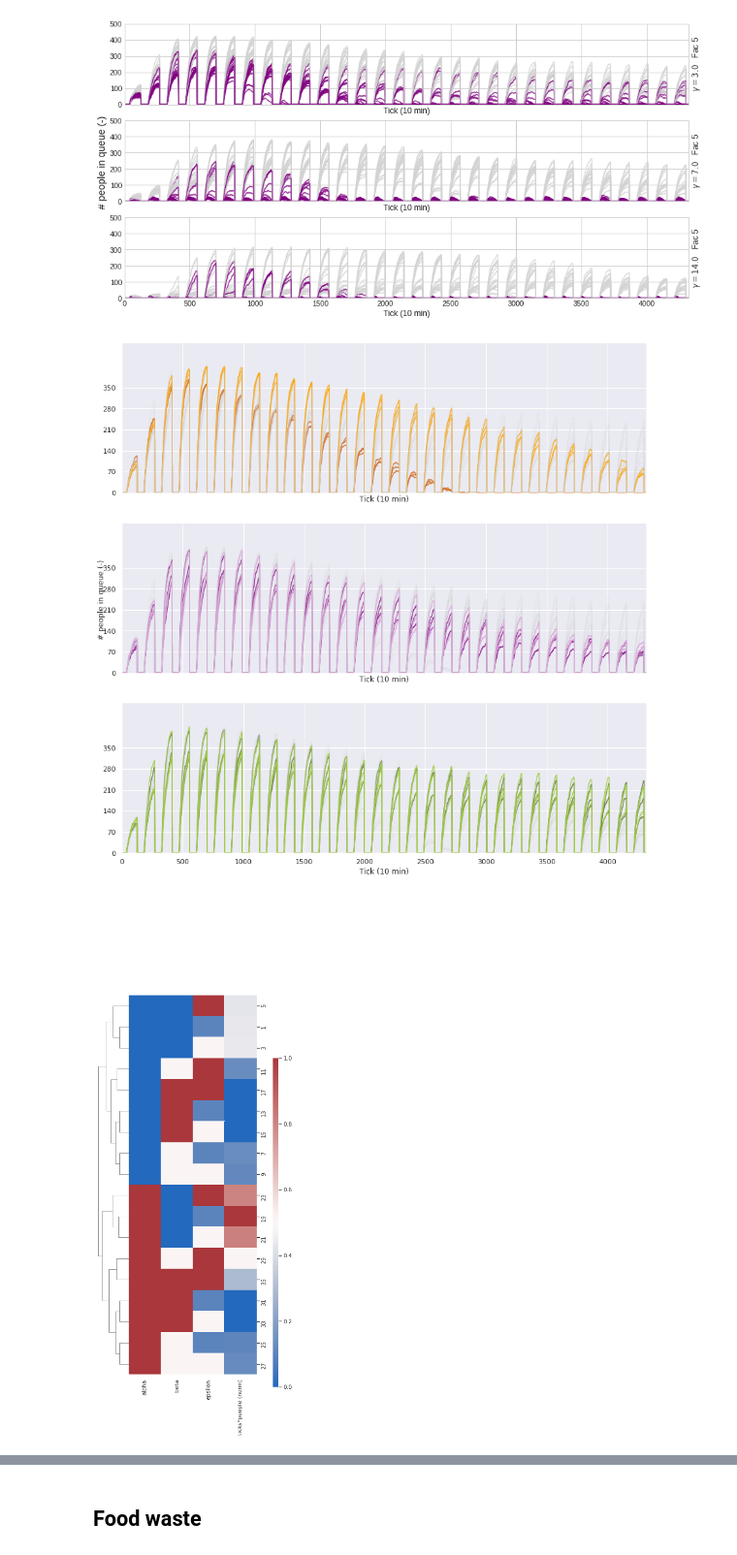
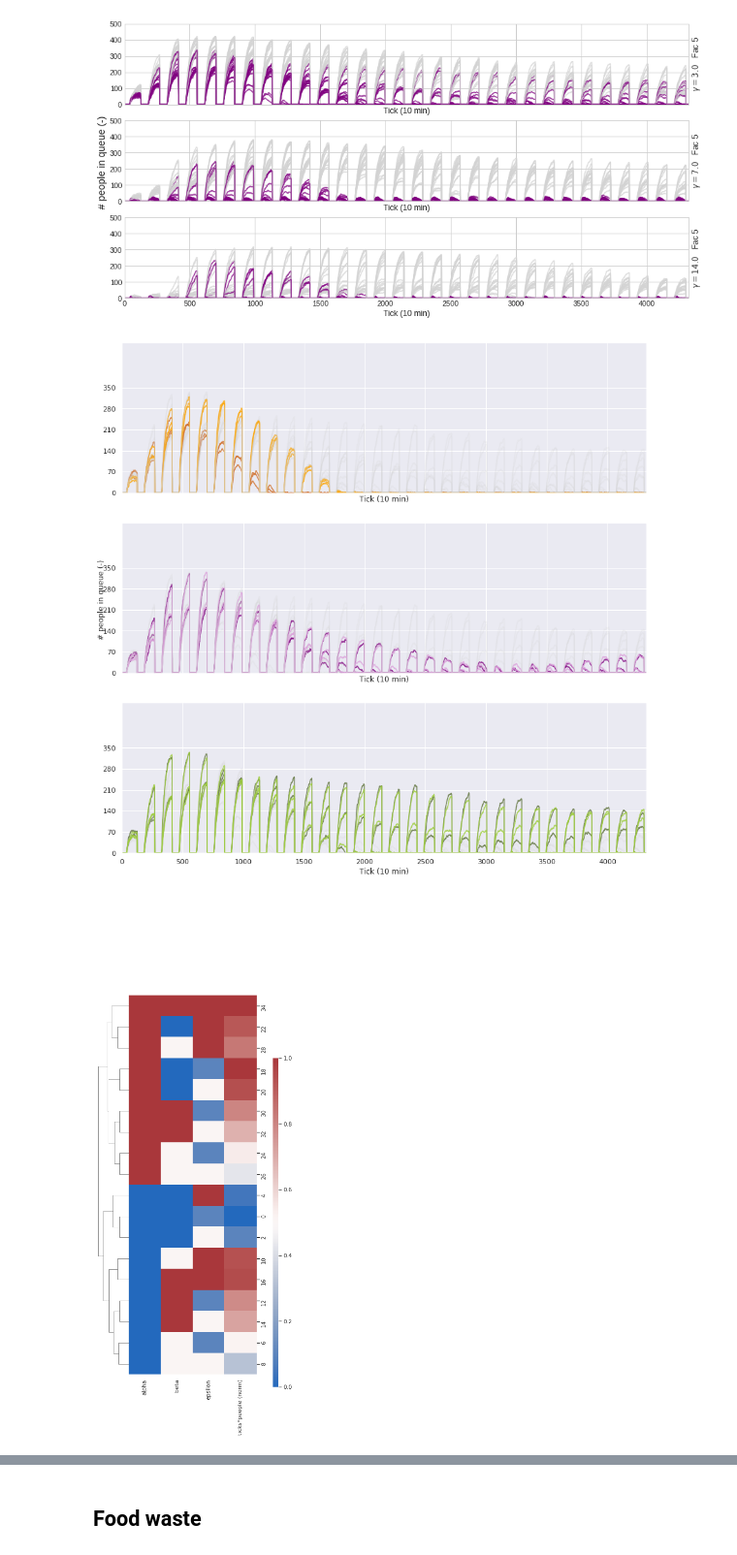
Before and after one commit to daanieo/FATM_ABM, a Jupyter notebook: results/sampling_base/Interpretation_sampling_base.ipynb, the cells around one changed output, grey strips where cells are left out. Shown at 97% size. Drawn from its saved outputs; the diff is of its cells as text; code cells hidden in the pictures.

```diff
--- a/results/sampling_base/Interpretation_sampling_base.ipynb
+++ b/results/sampling_base/Interpretation_sampling_base.ipynb
@@ -73,7 +94,7 @@ for a in ax:
 # Clustermap of gamma = 3, normalised last value (change index of d to get other values for gamma)
 uc_endvals_dict = {}
 uc_endvals_dict["u_con (norm)"] = list()
-filtered_input_vars = input_vars[input_vars.gamma==3].reset_index()#.iloc[ d[0] ].reset_index()
+filtered_input_vars = input_vars[input_vars.gamma==7].reset_index()#.iloc[ d[0] ].reset_index()
 
 for j in filtered_input_vars['index']:
     uc_endvals_dict["u_con (norm)"].append(data.o1[data.o0==j].iloc[-1])
@@ -89,6 +110,6 @@ filtered_input_vars["u_con (norm)"] = normalise(filtered_input_vars["u_con (norm
 # filtered_input_vars["beta"] = np.abs(filtered_input_vars["beta"]-1)
 
 sns.set(font_scale=1.0)
-fig = sns.clustermap(filtered_input_vars.iloc[:,[7,8,10,13]],cbar_pos=(1.0, .1, .03, .6),figsize=(5,10),col_cluster=False,cmap='vlag')
-# fig.savefig("/home/daan/Desktop/clustermap_unsatisfiedconsumption.png")
+fig = sns.clustermap(filtered_input_vars.iloc[:,[7,8,10,13]],cbar_pos=(1.0, .15, .03, .65),figsize=(5,10),col_cluster=False,cmap='vlag')
+fig.savefig("/home/daan/Desktop/clustermap_uc_g7sc78.png")
 # %% [output]
@@ -404,10 +482,10 @@ colors[2] = ['darkolivegreen','yellowgreen','lightgrey']
 for i in d:
 
     for j in d[i]:
-        if input_vars.parallel_served_full[j] == 7.8:
-            if (input_vars.epsilon[j] == 1.0 and input_vars.beta[j] == 1.0):# or (input_vars.epsilon[j] == 0.5 and input_vars.beta[j]==0.5) :
+        if input_vars.parallel_served_full[j] == 6.0:
+            if (input_vars.epsilon[j] == 1.0):# and input_vars.beta[j] == 1.0):# or (input_vars.epsilon[j] == 0.5 and input_vars.beta[j]==0.5) :
                 ax[i].plot( x, data.o2[data.o0==j],color=colors[i][0])
-            elif(input_vars.epsilon[j]==0.1 and input_vars.beta[j] == 1.0):
+            elif(input_vars.beta[j]==0.0):# and input_vars.beta[j] == 1.0):
                 ax[i].plot( x, data.o2[data.o0==j],color=colors[i][1])
             else:
                 ax[i].plot( x, data.o2[data.o0==j],color=colors[i][2], alpha=.5)
@@ -450,26 +499,0 @@ fig = sns.clustermap(filtered_input_vars.iloc[:,[8,9,10,13]],cbar_pos=(1.0, .1,
-# %%
-# Clustermap of gamma = 3, normalised last value (change index of d to get other values for gamma)
-uc_endvals_dict = {}
-uc_endvals_dict["u_con (norm)"] = list()
-for j in input_vars.index:#d[0]:
-    uc_endvals_dict["u_con (norm)"].append(data.o2[data.o0==j].iloc[-1])
-uc_endvals_df = pd.DataFrame(uc_endvals_dict)
-
-filtered_input_vars = input_vars.reset_index()#.iloc[ d[0] ].reset_index()
-filtered_input_vars = pd.concat([filtered_input_vars,uc_endvals_df],axis=1)
-filtered_input_vars=filtered_input_vars[filtered_input_vars.parallel_served_full==7.8]
-
-# filtered_input_vars = filtered_input_vars.drop(columns=["gamma"])# = 0#filtered_input_vars["gamma"]/30
-
-
-filtered_input_vars["u_con (norm)"] = normalise(filtered_input_vars["u_con (norm)"])
-filtered_input_vars["gamma"] = normalise(filtered_input_vars["gamma"])
-
-# filtered_input_vars["parallel_served_full"] = normalise(filtered_input_vars["parallel_served_full"])
-# filtered_input_vars["beta"] = np.abs(filtered_input_vars["beta"]-1)
-
-
-import seaborn as sns
-sns.set(font_scale=0.75)
-fig = sns.clustermap(filtered_input_vars.iloc[:,[8,9,10,13]],cbar_pos=(1.0, .1, .03, .6),figsize=(5,15),col_cluster=False,cmap='vlag')
-# fig.savefig("/home/daan/Desktop/clustermap_unsatisfiedconsumption.png")
@@ -586,7 +608,7 @@ colors[2] = ['purple','plum','lightgrey']
 colors[3] = ['darkolivegreen','yellowgreen','lightgrey']
 
 for i in d[0]:
-    if input_vars.parallel_served_full[i] == 6.0:
+    if input_vars.parallel_served_full[i] == 7.8:
 
         for a in ax:
             a.plot(x,data[data.o0==i].iloc[:,f+4],color='lightgrey',alpha=0.2)
@@ -611,31 +633,32 @@ fig.text(0.095, 0.5, '# people in queue (-)', va='center', ha='center', rotation
 
 plt.show()
 # %% [output]
-[figure, old version]
+[figure, new version]
 # %%
 # Clustermap of gamma = 3, normalised last value (change index of d to get other values for gamma)
 uc_endvals_dict = {}
 uc_endvals_dict["ticks*people (norm)"] = list()
-for j in input_vars.index:#d[0]:
+filtered_input_vars = input_vars[input_vars.gamma==7.0].reset_index()#.iloc[ d[0] ].reset_index()
+
+for j in filtered_input_vars['index']:#d[0]:
     uc_endvals_dict["ticks*people (norm)"].append( np.sum(data[data.o0==j].iloc[:,9]))
 uc_endvals_df = pd.DataFrame(uc_endvals_dict)
 
-filtered_input_vars = input_vars[input_vars.gamma==3].reset_index()#.iloc[ d[0] ].reset_index()
 filtered_input_vars = pd.concat([filtered_input_vars,uc_endvals_df],axis=1)
-filtered_input_vars=filtered_input_vars[filtered_input_vars.parallel_served_full==7.8]
+filtered_input_vars=filtered_input_vars[filtered_input_vars.parallel_served_full==6.0]
 
 # filtered_input_vars = filtered_input_vars.drop(columns=["gamma"])# = 0#filtered_input_vars["gamma"]/30
 
 
 filtered_input_vars["ticks*people (norm)"] = normalise(filtered_input_vars["ticks*people (norm)"])
 
 # filtered_input_vars["gamma"] = normalise(filtered_input_vars["gamma"])
 
 sns.set(font_scale=1.0)
 fig = sns.clustermap(filtered_input_vars.iloc[:,[7,8,10,13]],cbar_pos=(1.0, .1, .03, .6),figsize=(5,15),col_cluster=False,cmap='vlag')
 # fig.savefig("/home/daan/Desktop/clustermap_unsatisfiedconsumption.png")
 # %% [output]
-[figure, old version]
+[figure, new version]
 # %%
 # Clustermap of gamma = 3, normalised last value (change index of d to get other values for gamma)
 uc_endvals_dict = {}
```
Also changed, not shown: parts of 19 cells of this notebook.
